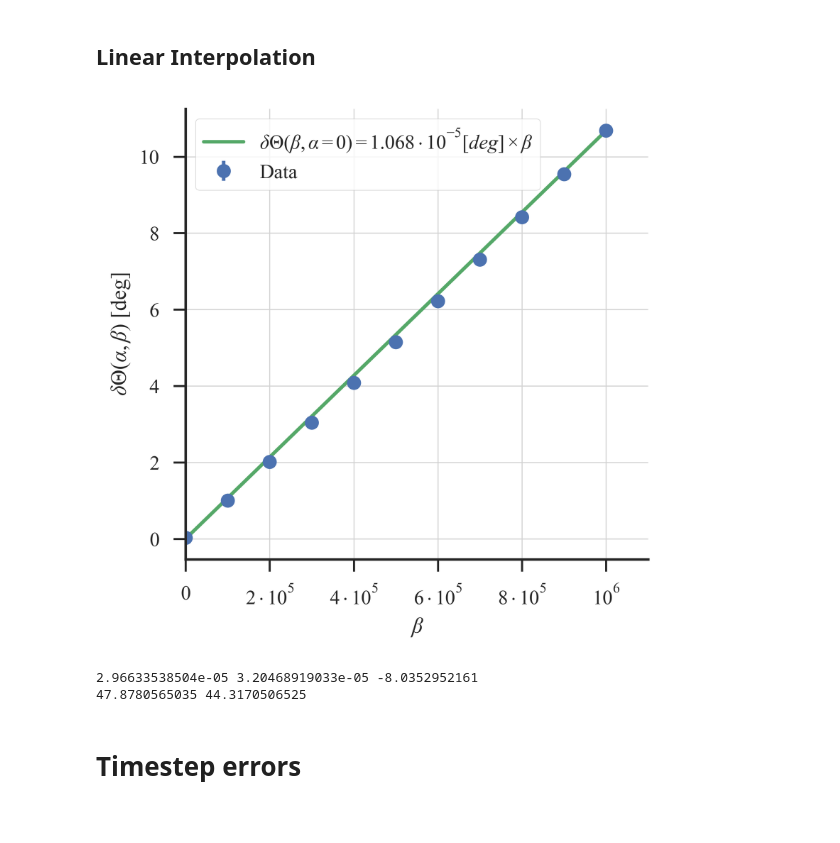
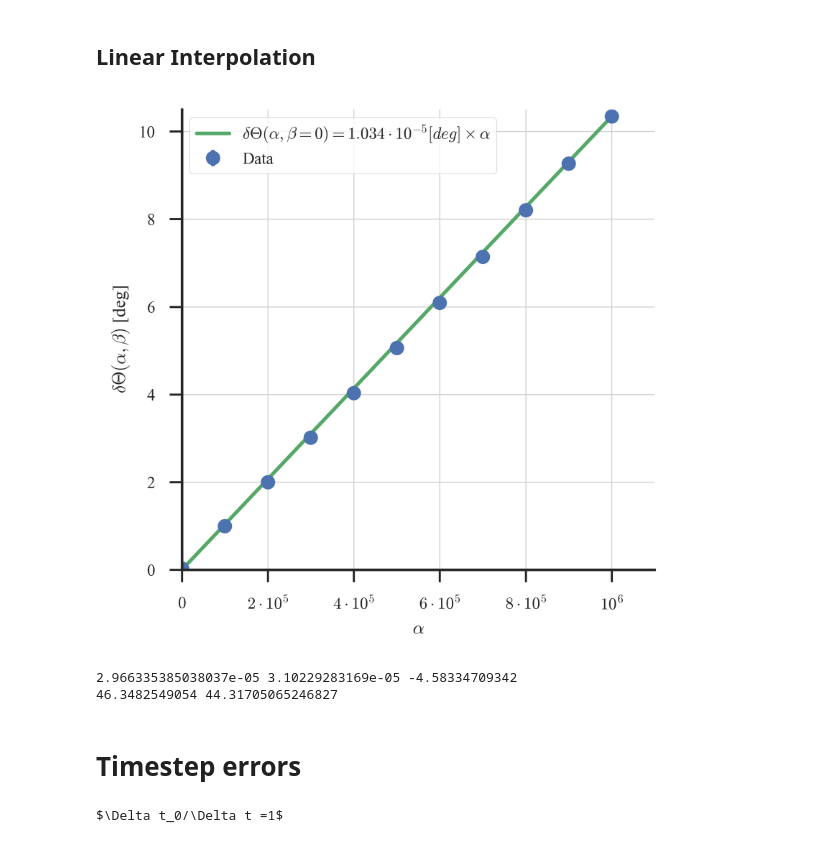
Before and after one commit to ckoerber/mercury-numerical, a Jupyter notebook: analysis/Figures.ipynb, the cells around one changed output. Saved outputs shown, nothing was run; the diff lists cells and outputs as text; code cells hidden in the pictures.

```diff
--- a/analysis/Figures.ipynb
+++ b/analysis/Figures.ipynb
@@ -140,17 +142,18 @@ import seaborn as sns
 import matplotlib
 import matplotlib.pylab as plt
 import re
+import pandas as pd
+import numpy as np
 
-font="Times New Roman"
+font="Times"
 sns.set(
     style="ticks",
-    font_scale=1.,
-    font=font,
+    font_scale=0.8,
 )
-matplotlib.rcParams['mathtext.fontset'] = 'custom'
-matplotlib.rcParams['mathtext.rm'] = 'Times New Roman'
-matplotlib.rcParams['mathtext.it'] = 'Times New Roman:italic'
-matplotlib.rcParams['mathtext.bf'] = 'Times New Roman:bold'
+
+matplotlib.rcParams['mathtext.fontset'] = 'cm'
+font = {'family':'serif', 'serif': ['times new roman'], 'style': 'normal', 'variant': 'normal', 'weight': 'ultralight'}
+plt.rc('font',**font)
 
 cm2inch = lambda cm: cm/2.54
 
@@ -158,58 +161,67 @@ a4w = cm2inch(210./10) #mm
 a4h = cm2inch(297./10) #mm
 # %% [markdown]
 ## Linear Interpolation
+# %%
+df = pd.read_csv("mercury_orbit_analysis.csv")
 # %%
 fig = plt.figure(figsize=(a4w*0.5, a4w*0.5), dpi=500)
 
-par    ="beta"
-notpar ="alpha"
-#notpar ="beta"
-#par    ="alpha"
+#par    ="beta"
+#notpar ="alpha"
+notpar ="beta"
+par    ="alpha"
 
 tf = df.query("dt < 0.02 and {notpar}==0.0".format(notpar=notpar))
 m  = tf.query("{par}==1.e6".format(par=par))["avg"].as_matrix()[0]/1.e6
 
 alpha_lin = np.linspace(0,1.e6,400)
 theta_lin = m*alpha_lin
 
 ax = fig.gca()
 
+if par == "alpha":
+    alphaval=""
+    betaval="=0"
+else:
+    alphaval="=0"
+    betaval=""
+
 fit_label=r"$\delta \Theta(\{par}) = {m:1.3e} \times \{par}$".format(m=m, par=par)
 base, exp = re.findall("([0-9\.]+)e([\-0-9]+)",fit_label)[0]
-fit_label=r"$\delta \Theta(\{par},\{notpar}=0) = {base:1.3f} \cdot 10^{{{exp:d}}} [deg] \times \{par}$".format(
-    base=float(base), exp=int(exp), par=par, notpar=notpar
+fit_label=r"$\delta \Theta(\alpha {alphaval},\beta {betaval}) = {base:1.3f} \cdot 10^{{{exp:d}}} [deg] \times \{par}$".format(
+    base=float(base), exp=int(exp), par=par, notpar=notpar, alphaval=alphaval, betaval=betaval
 )
 
 ax.errorbar(tf[par], tf["avg"], tf["std"], marker="o", linestyle="None", label="Data")
 ax.plot(alpha_lin, theta_lin, label=fit_label)
 
 ax.plot()
 
 ax.grid(color='lightgray', linestyle='-', linewidth=0.5)
 
 sns.despine()
 
 ax.set_xlim(0, 1.1e6)
-#ax.set_ylim(0,11)
+ax.set_ylim(0,10.5)
 
 ax.set_ylabel(r"$\delta \Theta(\alpha, \beta)$ [deg]".format(par=par))
 ax.set_xlabel(r"$\{par}$".format(par=par))
 
 ax.set_xticklabels(["$0$"]+["${n}\cdot10^{{5}}$".format(n=n) for n in range(2,10,2)]+["$10^{6}$"])
 
-ax.legend(loc="best", frameon=True)
+ax.legend(loc="upper left", frameon=True)
 
 plt.show(fig)
 # %% [output]
-[figure, old version]
+[figure, new version]
 # %%
 rA = 6.982
 e =  np.sqrt(1-(rM0/rA)**2)
 del_phi = 2*np.pi * 3./4* rS**2/h
 del_phi_deg = del_phi / 2. / np.pi * 360
-print del_phi_deg, m*3, (del_phi_deg- m*3)/del_phi_deg*100
-print m*3*4.15*100*3600, del_phi_deg*4.15*100*3600
+print( del_phi_deg, m*3, (del_phi_deg- m*3)/del_phi_deg*100)
+print( m*3*4.15*100*3600, del_phi_deg*4.15*100*3600)
 # %% [output]
-2.96633538504e-05 3.20468919033e-05 -8.0352952161
-47.8780565035 44.3170506525
+2.966335385038037e-05 3.10229283169e-05 -4.58334709342
+46.3482549054 44.31705065246827
 # %%
@@ -217,2 +229,6 @@ print m*3*4.15*100*3600, del_phi_deg*4.15*100*3600
 # %% [markdown]
 # Timestep errors
+# %%
+print(r"$\Delta t_0/\Delta t ={0}$".format(int(dt0/dt)))
+# %% [output]
+$\Delta t_0/\Delta t =1$
```
Also changed, not shown: parts of 9 cells of this notebook, 7 other files.
